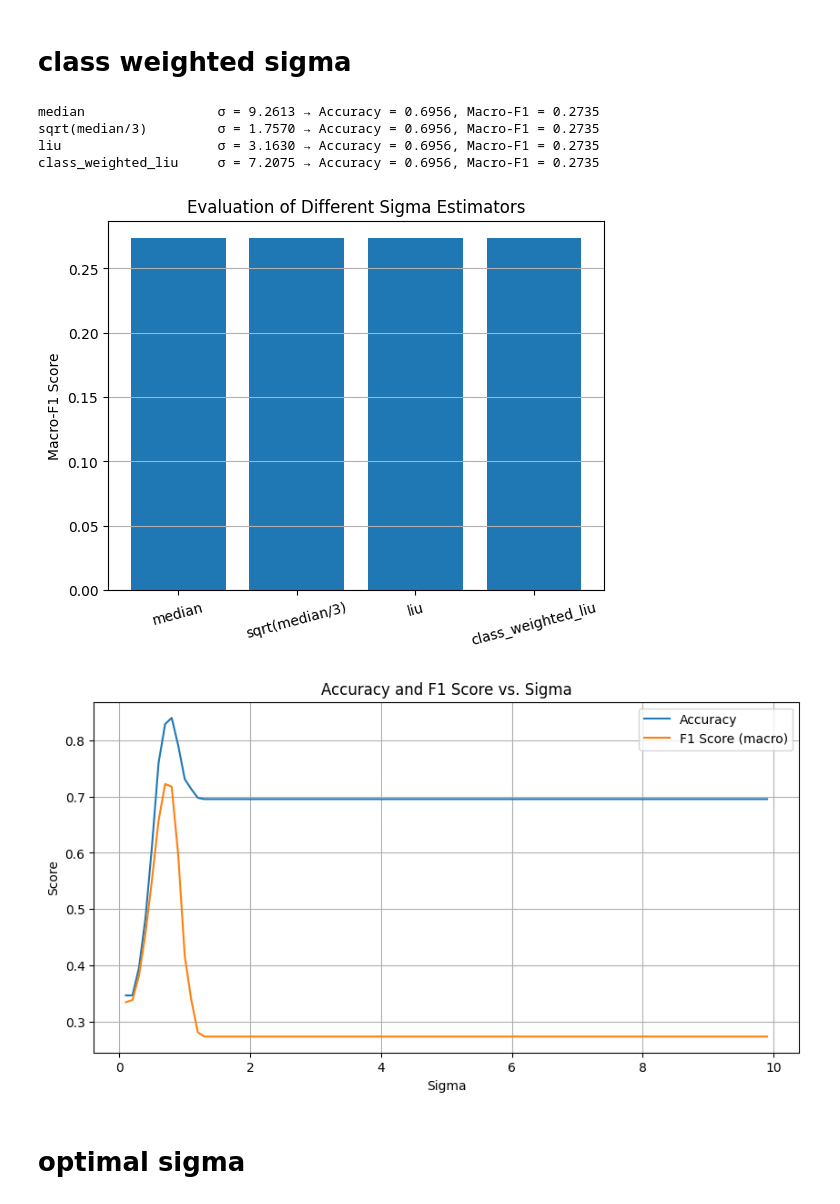
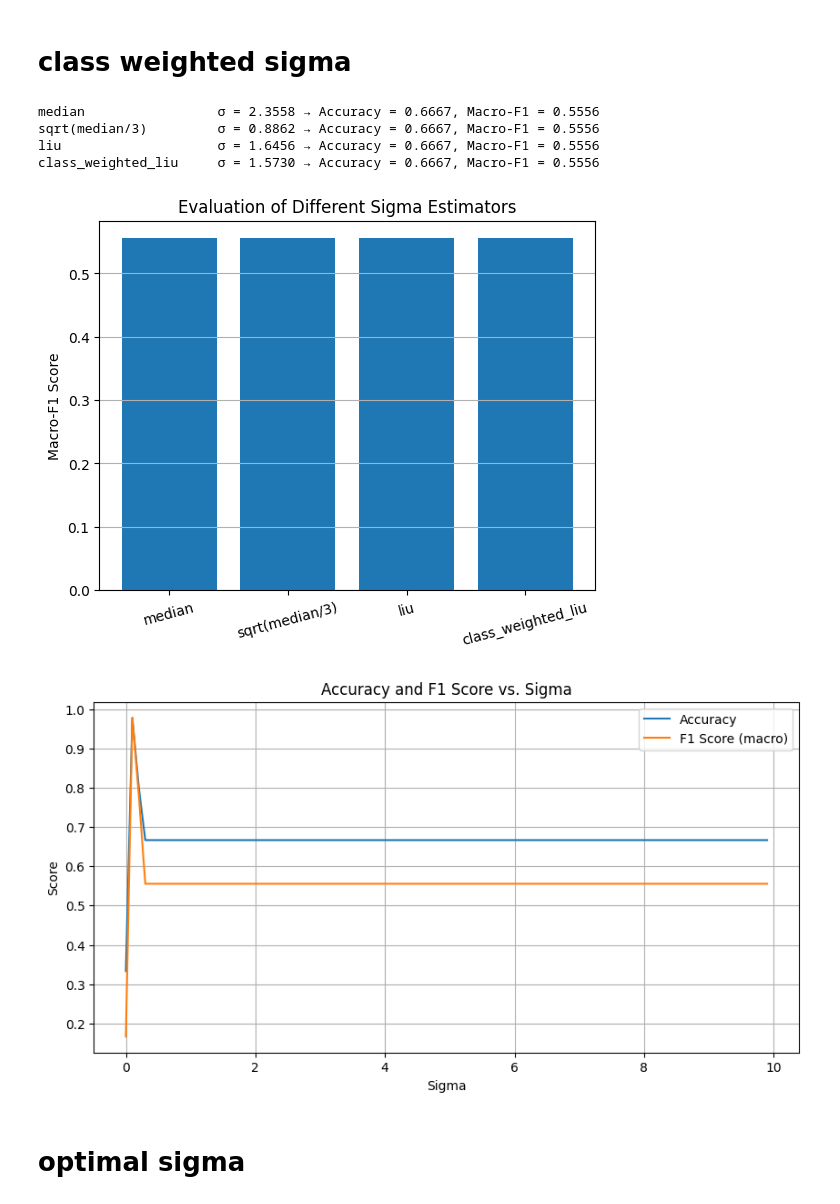
Before and after one commit to saditya13/graph_loss_emb_experiments, a Jupyter notebook: sigma_liu et al.ipynb, the cells around one changed output. Cells and saved outputs as stored; diff of their text form; code cells hidden in the pictures.

```diff
--- a/sigma_liu et al.ipynb
+++ b/sigma_liu et al.ipynb
@@ -99,4 +100,10 @@ def euclidean_matrix_sum(X, Y, block_size=1000):
 # print(f"Optimal σ: {opt_sigma:.4f}")
 # %% [markdown]
 # class weighted sigma
+# %%
+def normalize_adj(adj):
+    rowsum = torch.sum(adj, dim=1).to_dense().float()
+    d_inv_sqrt = torch.pow(rowsum, -0.5).flatten()
+    d_mat_inv_sqrt = torch.diag(d_inv_sqrt)
+    return adj.mm(d_mat_inv_sqrt).transpose(0, 1).mm(d_mat_inv_sqrt)
 # %%
@@ -201,7 +196,7 @@ def sigma_selection_class_weighted(X, y, use_weights=True):
     return sigma.item()
 # %%
 # ---------- Main Evaluation ----------
-def run_sigma_eval(X_np, y_np):
+def run_sigma_eval(X_np, y_np,X_train, X_test,Y_train,y_test):
     # Create imbalanced dataset
     results = {}
     sigma_methods = {
@@ -214,7 +209,9 @@ def run_sigma_eval(X_np, y_np):
     for name, sigma_fn in sigma_methods.items():
         try:
             sigma = sigma_fn(X_np)
-            y_pred,y_actual,acc,macro_f1 = lpa_predict(X_np, y_np,sigma,0.3)
+            y_pred  = lpa_predict(X_train, X_test,Y_train, sigma)
+            macro_f1 = f1_score(y_pred, y_test,average='macro')
+            acc = accuracy_score(y_pred,y_test)
             results[name] = (sigma, macro_f1)
             print(f"{name:22s} σ = {sigma:.4f} → Accuracy = {acc:.4f}, Macro-F1 = {macro_f1:.4f}")
         except Exception as e:
@@ -231,40 +228,43 @@ def run_sigma_eval(X_np, y_np):
 # %%
 # plotting the results
 import matplotlib.pyplot as plt
-X, y = make_classification(n_samples=1500, n_features=10, n_classes=3,
-                                     n_informative=8,weights=[0.7, 0.1, 0.2],
-                                     random_state=0)
-# X,y = load_iris(return_X_y=True)
-
+# X, y = make_classification(n_samples=1500, n_features=10, n_classes=3,
+#                                      n_informative=8,weights=[0.7, 0.1, 0.2],
+#                                      random_state=0)
+X,y = load_iris(return_X_y=True)
+id = np.arange(len(X))
+X_train, X_test, Y_train, Y_test, idx_train, idx_test = train_test_split(X, y, id, test_size=0.3,stratify=y, random_state=42)
 # Run evaluation
-run_sigma_eval(X, y)
+run_sigma_eval(X, y,X_train, X_test,Y_train,Y_test)
 
 #Optimal sigma
-sigma_values = np.arange(0.1, 10.0, 0.1)
+sigma_values = np.arange(0.0, 10.0, 0.1)
 accuracy_values = []
 f1_values = []
 
 for i in sigma_values:
-    y_pred, y_actual, acc, f1_value = lpa_predict(x, y, i,0.3)
-    accuracy_values.append(acc)
+    y_pred = lpa_predict(X_train, X_test,Y_train, i)
+    accuracy = accuracy_score(y_pred, Y_test)
+    f1_value = f1_score(y_pred, Y_test, average='macro')
+    accuracy_values.append(accuracy)
     f1_values.append(f1_value)
 
 plt.figure(figsize=(10, 5))
 plt.plot(sigma_values, accuracy_values, label='Accuracy')
 plt.plot(sigma_values, f1_values, label='F1 Score (macro)')
 plt.xlabel('Sigma')
 plt.ylabel('Score')
 plt.title('Accuracy and F1 Score vs. Sigma')
 plt.legend()
 plt.grid(True)
 plt.show()
 # %% [output]
-median                 σ = 9.2613 → Accuracy = 0.6956, Macro-F1 = 0.2735
-sqrt(median/3)         σ = 1.7570 → Accuracy = 0.6956, Macro-F1 = 0.2735
-liu                    σ = 3.1630 → Accuracy = 0.6956, Macro-F1 = 0.2735
-class_weighted_liu     σ = 7.2075 → Accuracy = 0.6956, Macro-F1 = 0.2735
+median                 σ = 2.3558 → Accuracy = 0.6667, Macro-F1 = 0.5556
+sqrt(median/3)         σ = 0.8862 → Accuracy = 0.6667, Macro-F1 = 0.5556
+liu                    σ = 1.6456 → Accuracy = 0.6667, Macro-F1 = 0.5556
+class_weighted_liu     σ = 1.5730 → Accuracy = 0.6667, Macro-F1 = 0.5556
-[figure, old version]
+[figure, new version]
-[figure, old version]
+[figure, new version]
 # %% [markdown]
 # optimal sigma
 # %%
```
Also changed, not shown: parts of 2 cells of this notebook.
